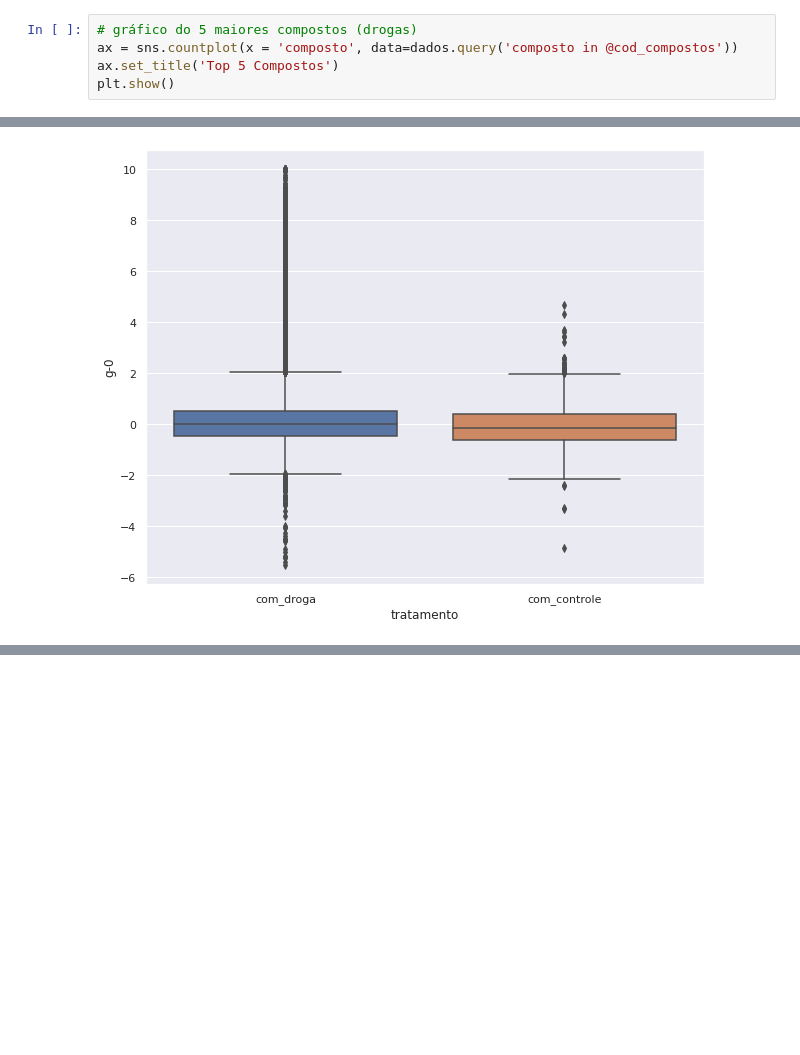
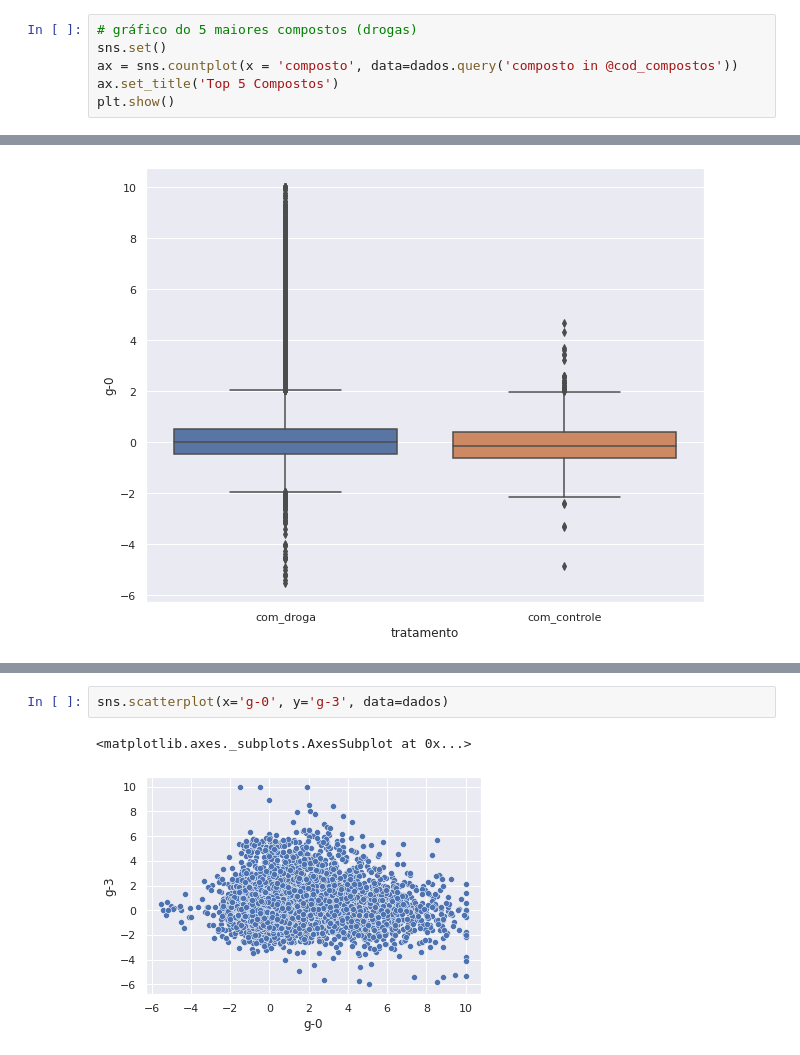
Before and after one commit to carlosantoss/imersao-dados-03, a Jupyter notebook: ImersaoDados03.ipynb, the cells around one changed output, grey strips where cells are left out. Drawn from its saved outputs; the diff is of its cells as text; blank space fills up the shorter version.

```diff
--- a/ImersaoDados03.ipynb
+++ b/ImersaoDados03.ipynb
@@ -84,5 +77,6 @@ dados.head()
 # %%
 # gráfico do 5 maiores compostos (drogas)
+sns.set()
 ax = sns.countplot(x = 'composto', data=dados.query('composto in @cod_compostos'))
 ax.set_title('Top 5 Compostos')
 plt.show()
@@ -149,0 +173,5 @@ sns.boxplot(y='g-0', x='tratamento', data=dados) # boxplot do g-0
+# %%
+sns.scatterplot(x='g-0', y='g-3', data=dados)
+# %% [output]
+<matplotlib.axes._subplots.AxesSubplot at 0x...>
+[figure, added]
```
Also changed, not shown: parts of 19 cells of this notebook.
